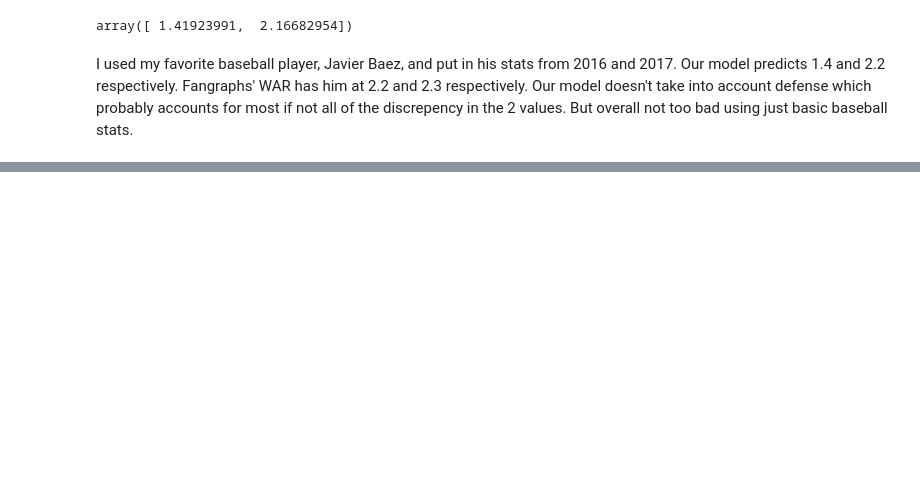
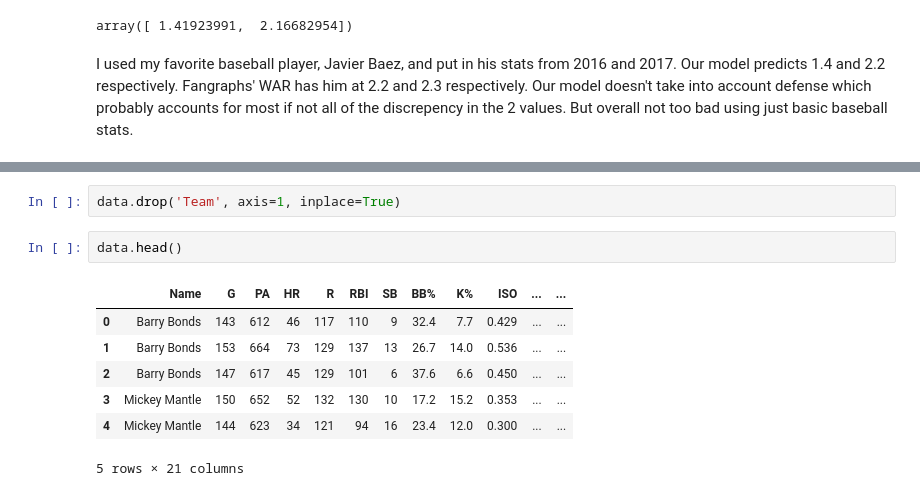
Before and after one commit to rjhelges/Baseball-WAR-Predictor, a Jupyter notebook: Baseball Analysis Notebook.ipynb, the cells around one changed output, grey strips where cells are left out. Drawn from its saved outputs; the diff is of its cells as text; blank space fills up the shorter version.

```diff
--- a/Baseball Analysis Notebook.ipynb
+++ b/Baseball Analysis Notebook.ipynb
@@ -165,0 +332,12 @@ I used my favorite baseball player, Javier Baez, and put in his stats from 2016
+# %%
+data.drop('Team', axis=1, inplace=True)
+# %%
+data.head()
+# %% [output]
+|  | Name | G | PA | HR | R | RBI | SB | BB% | K% | ISO | ... | ... |
+| 0 | Barry Bonds | 143 | 612 | 46 | 117 | 110 | 9 | 32.4 | 7.7 | 0.429 | ... | ... |
+| 1 | Barry Bonds | 153 | 664 | 73 | 129 | 137 | 13 | 26.7 | 14.0 | 0.536 | ... | ... |
+| 2 | Barry Bonds | 147 | 617 | 45 | 129 | 101 | 6 | 37.6 | 6.6 | 0.450 | ... | ... |
+| 3 | Mickey Mantle | 150 | 652 | 52 | 132 | 130 | 10 | 17.2 | 15.2 | 0.353 | ... | ... |
+| 4 | Mickey Mantle | 144 | 623 | 34 | 121 | 94 | 16 | 23.4 | 12.0 | 0.300 | ... | ... |
+5 rows × 21 columns
```
Also changed, not shown: parts of 49 cells of this notebook, 1 other file.
